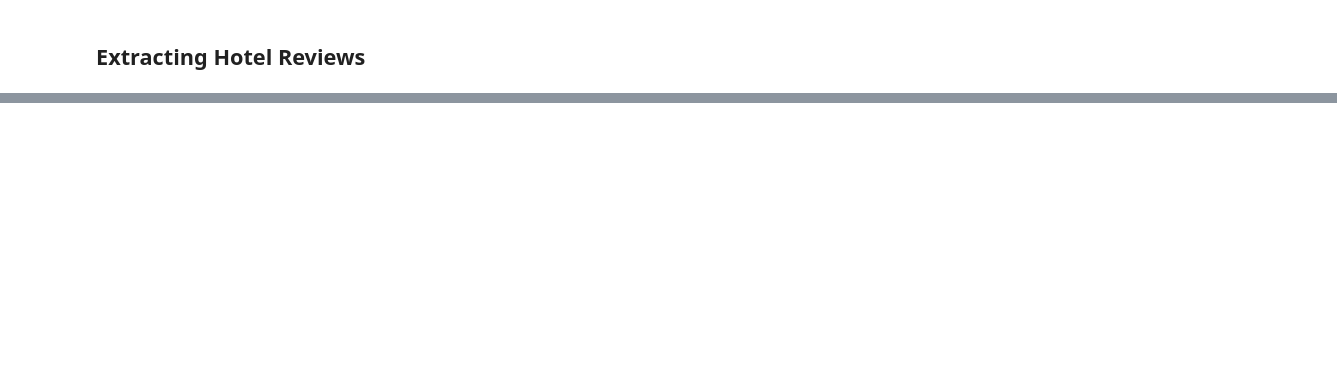
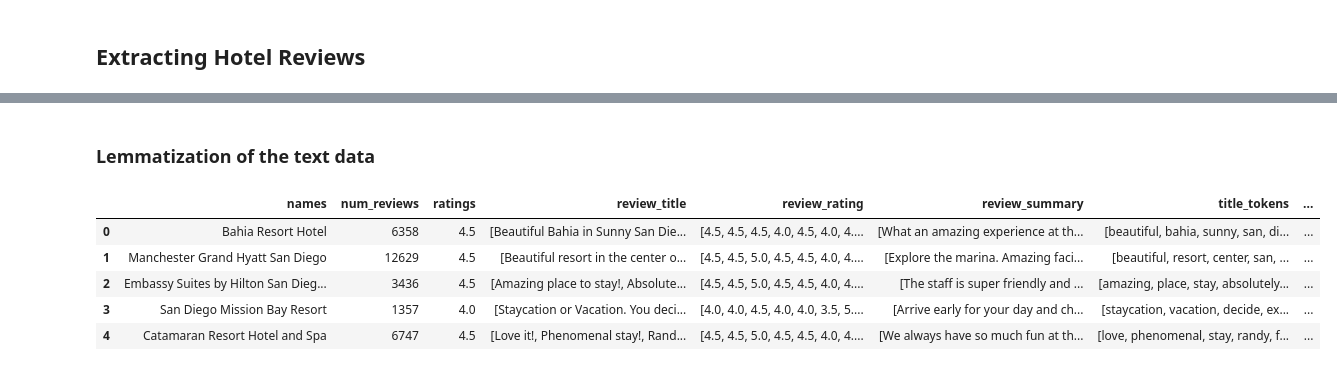
Before and after one commit to RenettaNelson/ADS-509---Applied-Text-Mining---Team-1, a Jupyter notebook: Hotel_Reviews_RN.ipynb, the cells around one changed output, grey strips where cells are left out. Cells and saved outputs as stored; diff of their text form; code cells hidden in the pictures; blank space fills up the shorter version.

```diff
--- a/Hotel_Reviews_RN.ipynb
+++ b/Hotel_Reviews_RN.ipynb
@@ -333,0 +371,16 @@ for link in links2:
+# %%
+
+# Extracting review content from links
+
+reviews = []
+rev_dict = {}
+rev_title = []
+rev_rate = []
+rev_summary = []
+
+
+for link in links2:
+    title, rate, summary = extract_review(link)
+    rev_title.append(title)
+    rev_rate.append(rate)
+    rev_summary.append(summary)
@@ -356,0 +538,18 @@ print(len(hotels_df))
+# %% [markdown]
+### Lemmatization of the text data
+# %%
+def word_lemmatizer(text):
+    lem_text = [WordNetLemmatizer().lemmatize(i) for i in text]
+    return lem_text
+
+hotels_df['title_lemma'] = hotels_df['title_tokens'].apply(lambda x: word_lemmatizer(x))
+hotels_df['summary_lemma'] = hotels_df['summary_tokens'].apply(lambda x: word_lemmatizer(x))
+
+hotels_df.head()
+# %% [output]
+|  | names | num_reviews | ratings | review_title | review_rating | review_summary | title_tokens | ... |
+| 0 | Bahia Resort Hotel | 6358 | 4.5 | [Beautiful Bahia in Sunny San Die... | [4.5, 4.5, 4.5, 4.0, 4.5, 4.0, 4.... | [What an amazing experience at th... | [beautiful, bahia, sunny, san, di... | ... |
+| 1 | Manchester Grand Hyatt San Diego | 12629 | 4.5 | [Beautiful resort in the center o... | [4.5, 4.5, 5.0, 4.5, 4.5, 4.0, 4.... | [Explore the marina. Amazing faci... | [beautiful, resort, center, san, ... | ... |
+| 2 | Embassy Suites by Hilton San Dieg... | 3436 | 4.5 | [Amazing place to stay!, Absolute... | [4.5, 4.5, 5.0, 4.5, 4.5, 4.0, 4.... | [The staff is super friendly and ... | [amazing, place, stay, absolutely... | ... |
+| 3 | San Diego Mission Bay Resort | 1357 | 4.0 | [Staycation or Vacation. You deci... | [4.0, 4.0, 4.5, 4.0, 4.0, 3.5, 5.... | [Arrive early for your day and ch... | [staycation, vacation, decide, ex... | ... |
+| 4 | Catamaran Resort Hotel and Spa | 6747 | 4.5 | [Love it!, Phenomenal stay!, Rand... | [4.5, 4.5, 5.0, 4.5, 4.5, 4.0, 4.... | [We always have so much fun at th... | [love, phenomenal, stay, randy, f... | ... |
```
Also changed, not shown: parts of 28 cells of this notebook.
